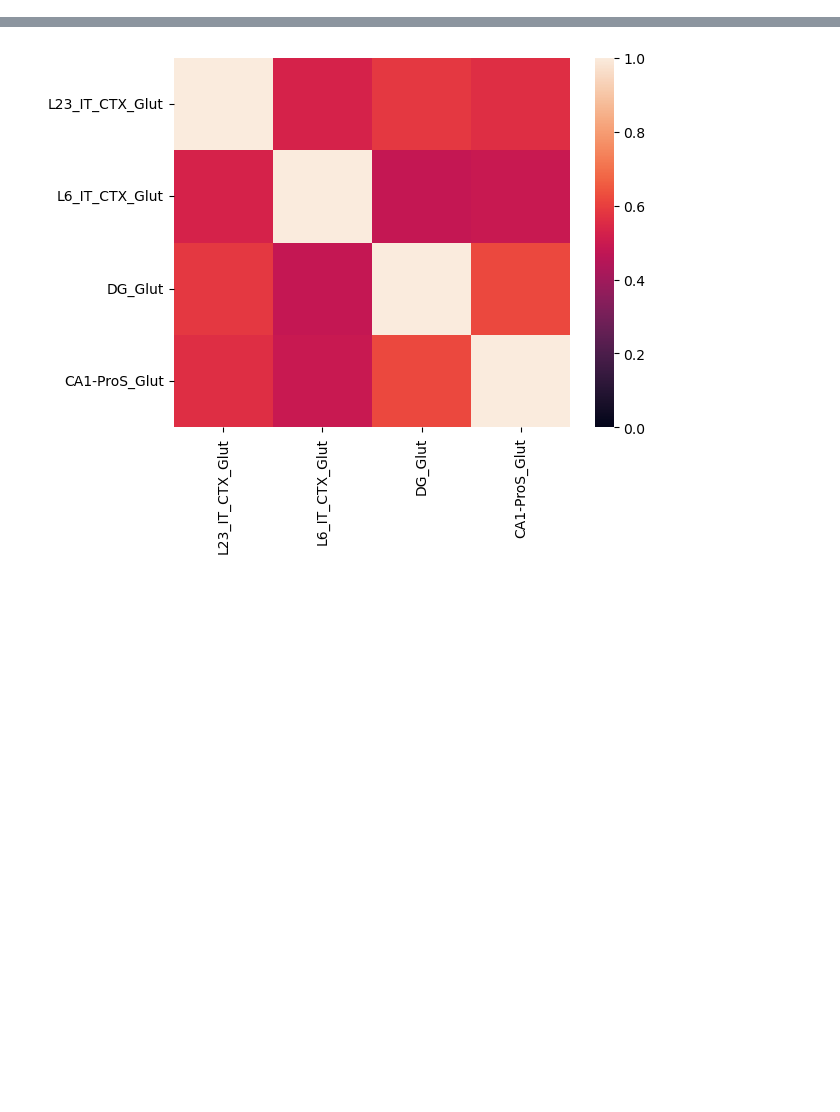
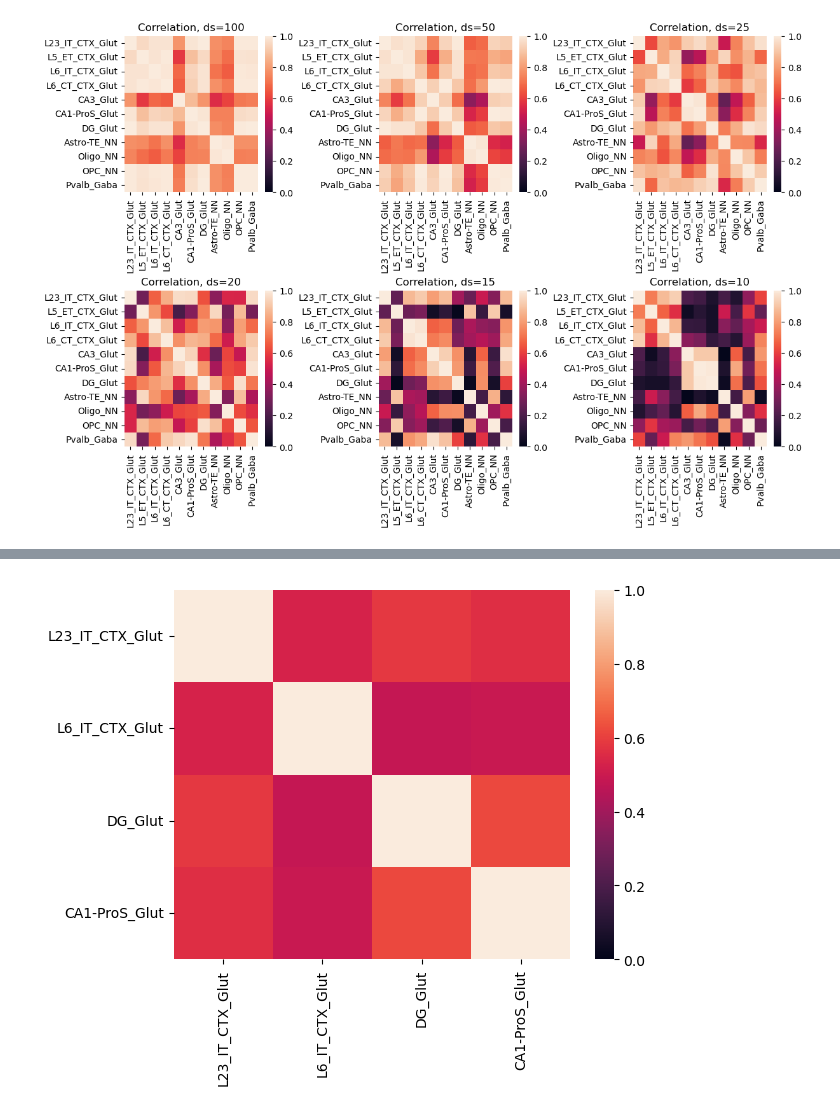
Before and after one commit to Michaelvll/aging-gene-prediction, a Jupyter notebook: ak_workspace/analyze_results/02_analyze_xgb.ipynb, the cells around one changed output, grey strips where cells are left out. Saved outputs shown, nothing was run; the diff lists cells and outputs as text; code cells hidden in the pictures; blank space fills up the shorter version.

```diff
--- a/ak_workspace/analyze_results/02_analyze_xgb.ipynb
+++ b/ak_workspace/analyze_results/02_analyze_xgb.ipynb
@@ -56,0 +128,14 @@ array([0., 0., 0.])
+# %%
+ds_range = [100, 50, 25, 20, 15, 10]
+fig, axes = plt.subplots(2, 3, figsize=(12, 8), constrained_layout=True)
+for i, ds in enumerate(ds_range):
+    df_mod = generate_mod_corr_matrix(cell_types, num_downsample=ds)
+
+    tt = df_mod.corr().values
+    tt = np.power(tt, 3)
+    sns.heatmap(tt, vmin=0, vmax=1, xticklabels=cell_types, yticklabels=cell_types, ax=axes.flatten()[i])
+    axes.flatten()[i].set_title(f"Correlation, ds={ds}")
+
+plt.show()
+# %% [output]
+[figure, added]
```
Also changed, not shown: parts of 9 cells of this notebook, 41 other files.
